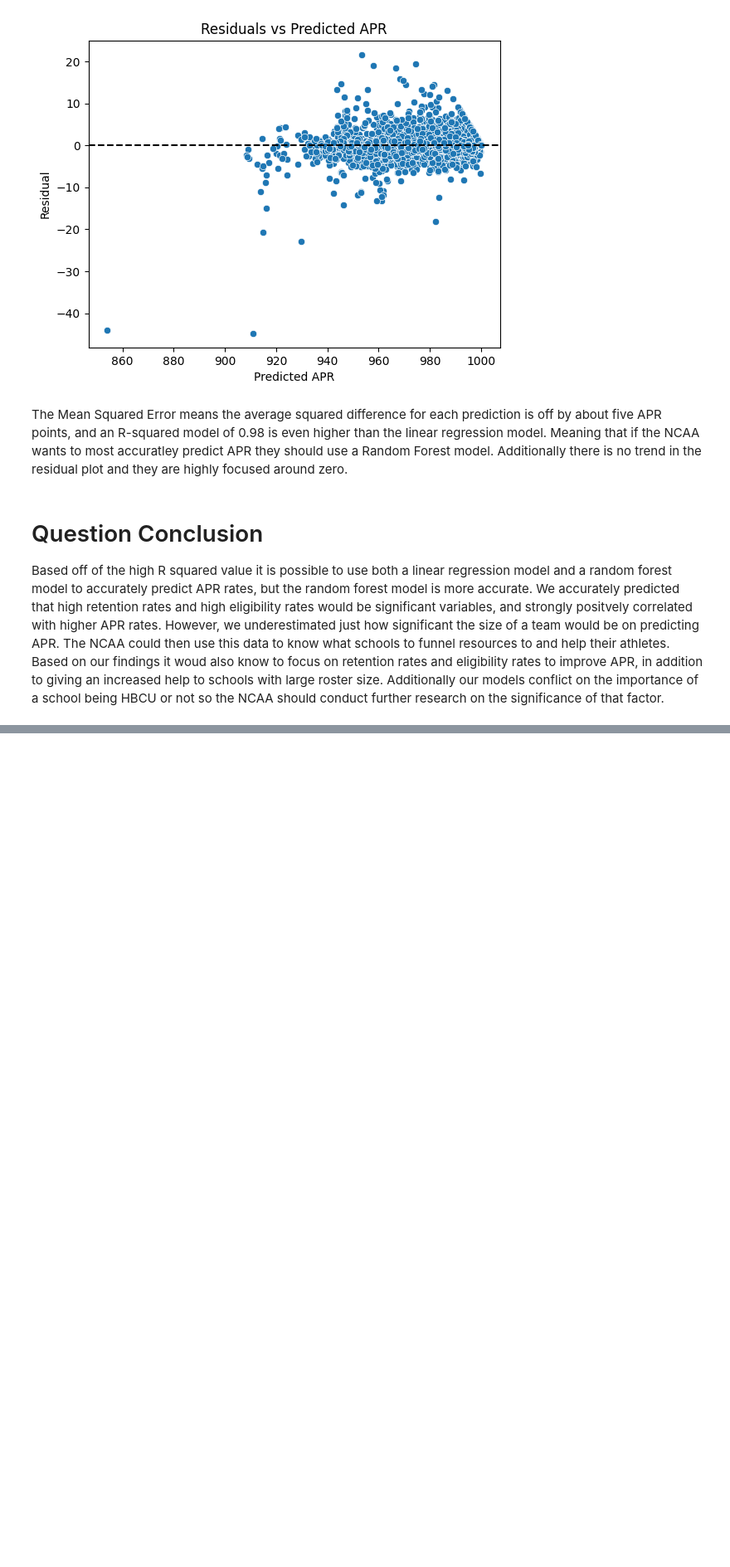
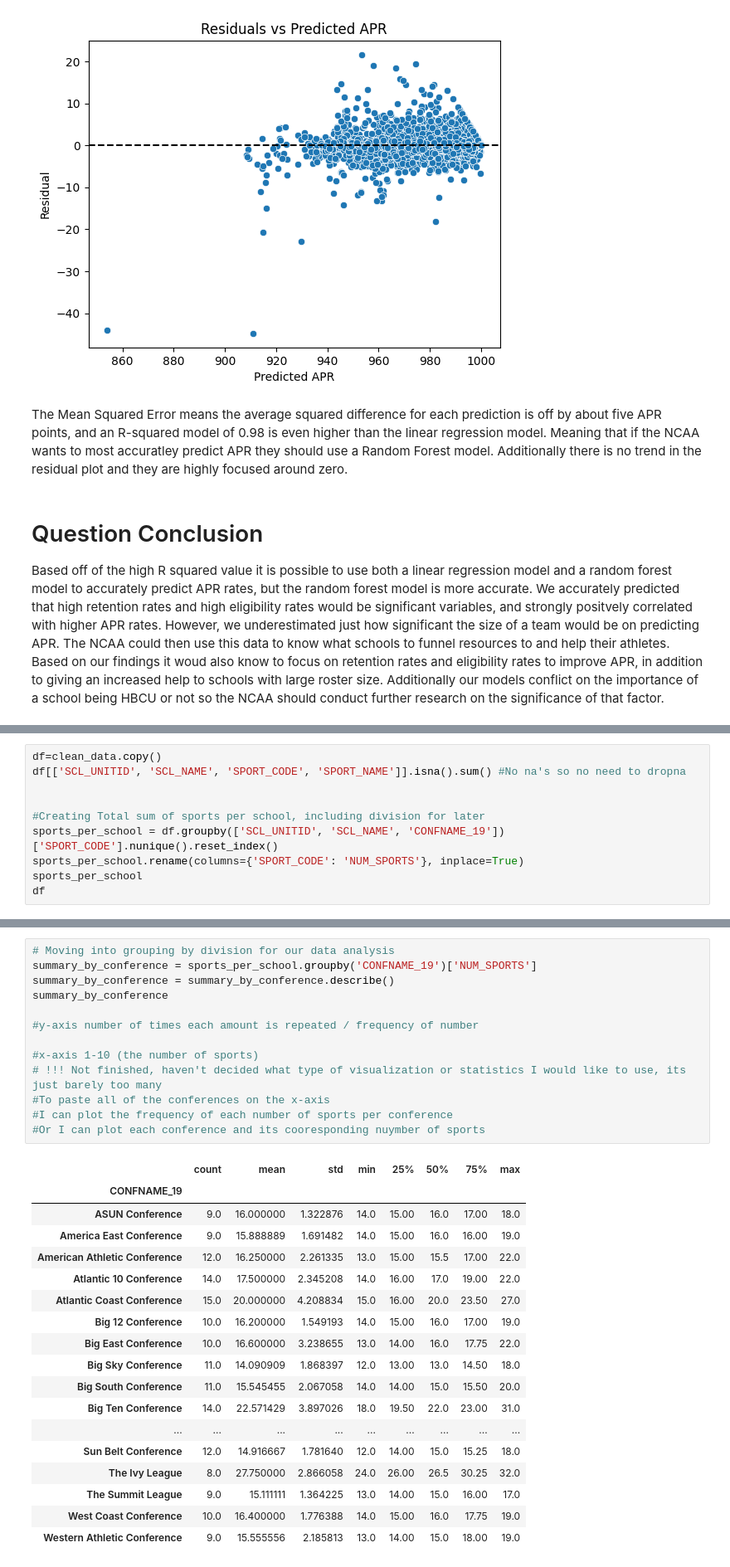
Before and after one commit to Ngilbert0807/DIDA_325_Final-project, a Jupyter notebook: Checkpoints/Checkpoint 3.ipynb, the cells around one changed output, grey strips where cells are left out. Shown at 83% size. Cells and saved outputs as stored; diff of their text form; blank space fills up the shorter version.

```diff
--- a/Checkpoints/Checkpoint 3.ipynb
+++ b/Checkpoints/Checkpoint 3.ipynb
@@ -309,0 +374,10 @@ Based off of the high R squared value it is possible to use both a linear regres
+# %%
+df=clean_data.copy()
+df[['SCL_UNITID', 'SCL_NAME', 'SPORT_CODE', 'SPORT_NAME']].isna().sum() #No na's so no need to dropna
+
+
+#Creating Total sum of sports per school, including division for later
+sports_per_school = df.groupby(['SCL_UNITID', 'SCL_NAME', 'CONFNAME_19'])['SPORT_CODE'].nunique().reset_index()
+sports_per_school.rename(columns={'SPORT_CODE': 'NUM_SPORTS'}, inplace=True)
+sports_per_school
+df
@@ -309,0 +398,32 @@ Based off of the high R squared value it is possible to use both a linear regres
+# %%
+# Moving into grouping by division for our data analysis
+summary_by_conference = sports_per_school.groupby('CONFNAME_19')['NUM_SPORTS']
+summary_by_conference = summary_by_conference.describe()
+summary_by_conference
+
+#y-axis number of times each amount is repeated / frequency of number
+
+#x-axis 1-10 (the number of sports)
+# !!! Not finished, haven't decided what type of visualization or statistics I would like to use, its just barely too many
+#To paste all of the conferences on the x-axis
+#I can plot the frequency of each number of sports per conference
+#Or I can plot each conference and its cooresponding nuymber of sports
+# %% [output]
+|  | count | mean | std | min | 25% | 50% | 75% | max |
+| CONFNAME_19 |  |  |  |  |  |  |  |  |
+| ASUN Conference | 9.0 | 16.000000 | 1.322876 | 14.0 | 15.00 | 16.0 | 17.00 | 18.0 |
+| America East Conference | 9.0 | 15.888889 | 1.691482 | 14.0 | 15.00 | 16.0 | 16.00 | 19.0 |
+| American Athletic Conference | 12.0 | 16.250000 | 2.261335 | 13.0 | 15.00 | 15.5 | 17.00 | 22.0 |
+| Atlantic 10 Conference | 14.0 | 17.500000 | 2.345208 | 14.0 | 16.00 | 17.0 | 19.00 | 22.0 |
+| Atlantic Coast Conference | 15.0 | 20.000000 | 4.208834 | 15.0 | 16.00 | 20.0 | 23.50 | 27.0 |
+| Big 12 Conference | 10.0 | 16.200000 | 1.549193 | 14.0 | 15.00 | 16.0 | 17.00 | 19.0 |
+| Big East Conference | 10.0 | 16.600000 | 3.238655 | 13.0 | 14.00 | 16.0 | 17.75 | 22.0 |
+| Big Sky Conference | 11.0 | 14.090909 | 1.868397 | 12.0 | 13.00 | 13.0 | 14.50 | 18.0 |
+| Big South Conference | 11.0 | 15.545455 | 2.067058 | 14.0 | 14.00 | 15.0 | 15.50 | 20.0 |
+| Big Ten Conference | 14.0 | 22.571429 | 3.897026 | 18.0 | 19.50 | 22.0 | 23.00 | 31.0 |
+| ... | ... | ... | ... | ... | ... | ... | ... | ... |
+| Sun Belt Conference | 12.0 | 14.916667 | 1.781640 | 12.0 | 14.00 | 15.0 | 15.25 | 18.0 |
+| The Ivy League | 8.0 | 27.750000 | 2.866058 | 24.0 | 26.00 | 26.5 | 30.25 | 32.0 |
+| The Summit League | 9.0 | 15.111111 | 1.364225 | 13.0 | 14.00 | 15.0 | 16.00 | 17.0 |
+| West Coast Conference | 10.0 | 16.400000 | 1.776388 | 14.0 | 15.00 | 16.0 | 17.75 | 19.0 |
+| Western Athletic Conference | 9.0 | 15.555556 | 2.185813 | 13.0 | 14.00 | 15.0 | 18.00 | 19.0 |
```
Also changed, not shown: parts of 11 cells of this notebook.
